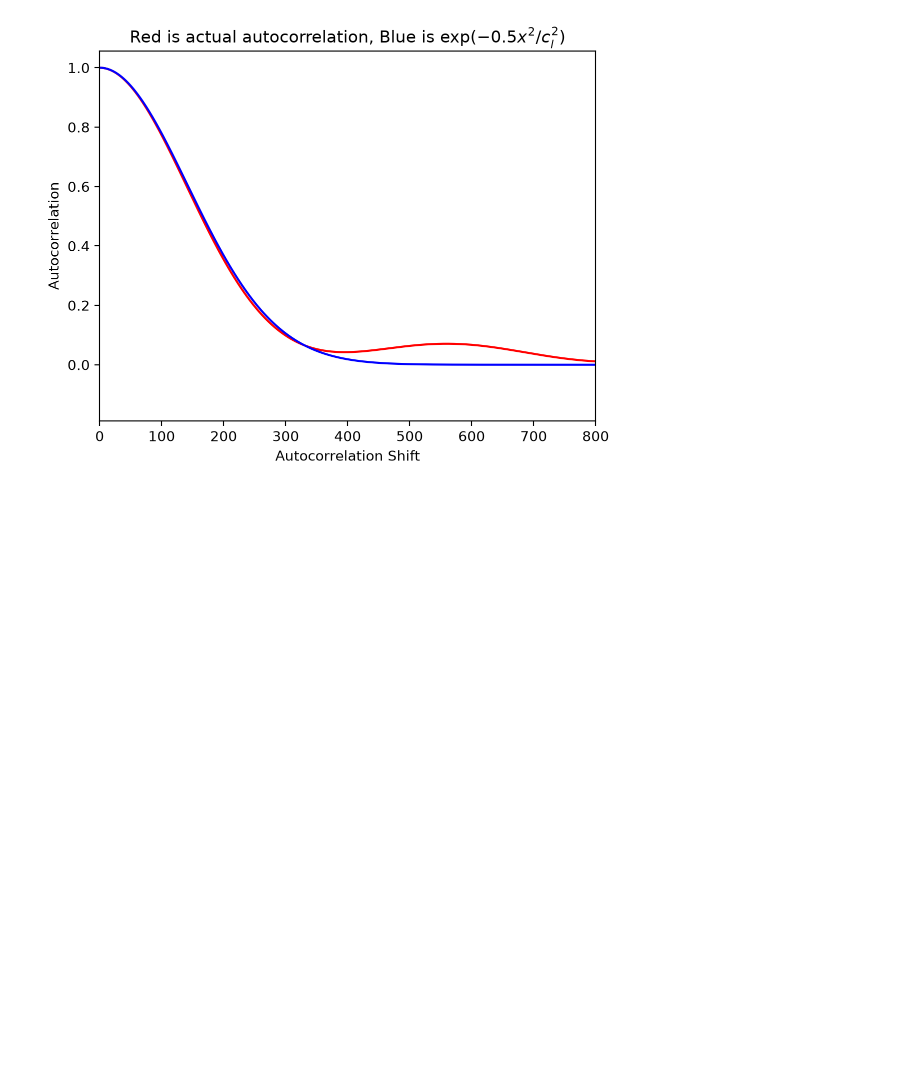
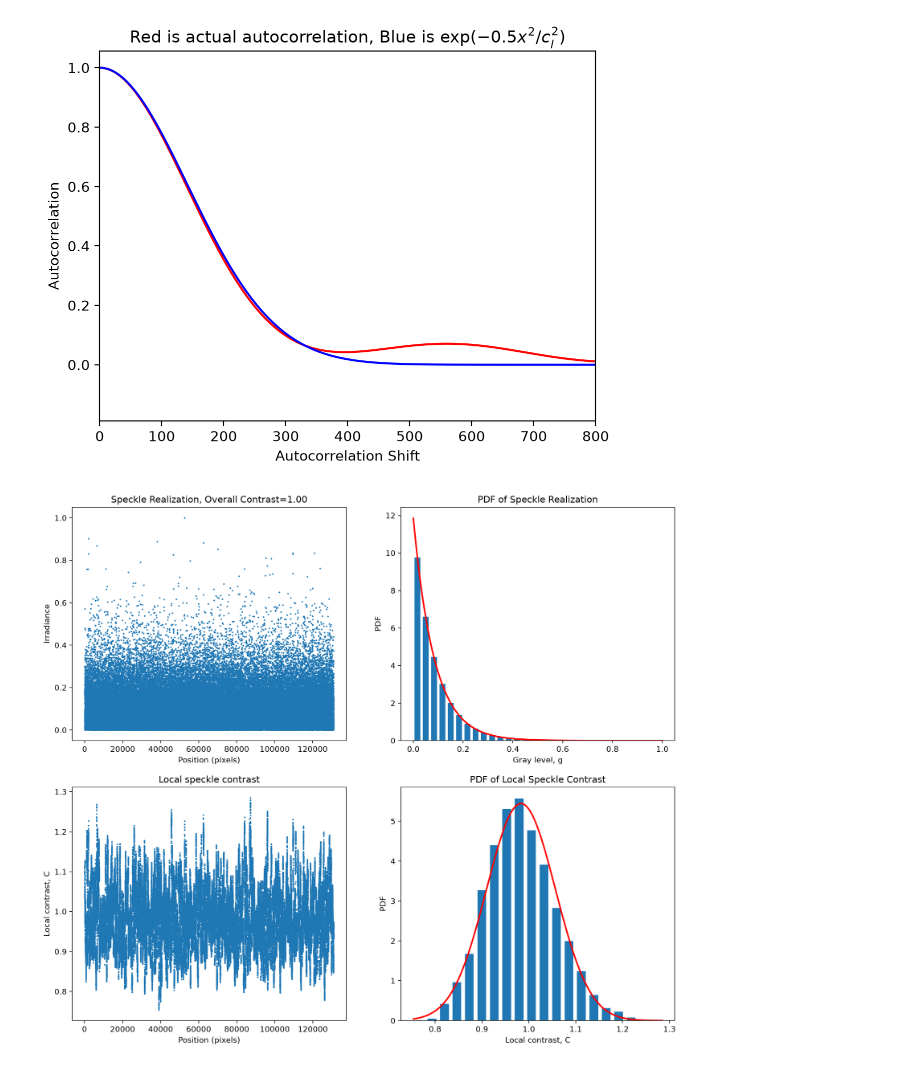
Before and after one commit to scottprahl/pyspeckle, a Jupyter notebook: docs/0-One-Dim-Speckle-Basics.ipynb, the cells around one changed output. Saved outputs shown, nothing was run; the diff lists cells and outputs as text; code cells hidden in the pictures; blank space fills up the shorter version.

Commit message:
add local_contrast_1D_plot and fix local_contrast_2D_plot

```diff
--- a/docs/0-One-Dim-Speckle-Basics.ipynb
+++ b/docs/0-One-Dim-Speckle-Basics.ipynb
@@ -250,3 +250,24 @@ plt.show()
 [figure]
 [figure]
 [figure]
+# %%
+M, pix_per_speckle, n = 131072, 2, 201
+
+speckle = pyspeckle.create_exponential_1D(M, pix_per_speckle)
+kernel = np.ones(n)
+pyspeckle.local_contrast_1D_plot(speckle, kernel)
+
+# theoretical exponential PDF over the speckle histogram
+plt.subplot(222)
+g = np.linspace(0, speckle.max(), 200)
+plt.plot(g, np.exp(-g / speckle.mean()) / speckle.mean(), "r", lw=2)
+
+# theoretical gaussian PDF over the local-contrast histogram
+plt.subplot(224)
+C, _ = pyspeckle.local_contrast_1D(speckle, kernel)
+c = np.linspace(C.min(), C.max(), 200)
+plt.plot(c, np.exp(-((c - C.mean()) ** 2) / (2 * C.std() ** 2)) / (C.std() * np.sqrt(2 * np.pi)), "r", lw=2)
+
+plt.show()
+# %% [output]
+[figure, added]
```
Also changed, not shown: 7 other files.
